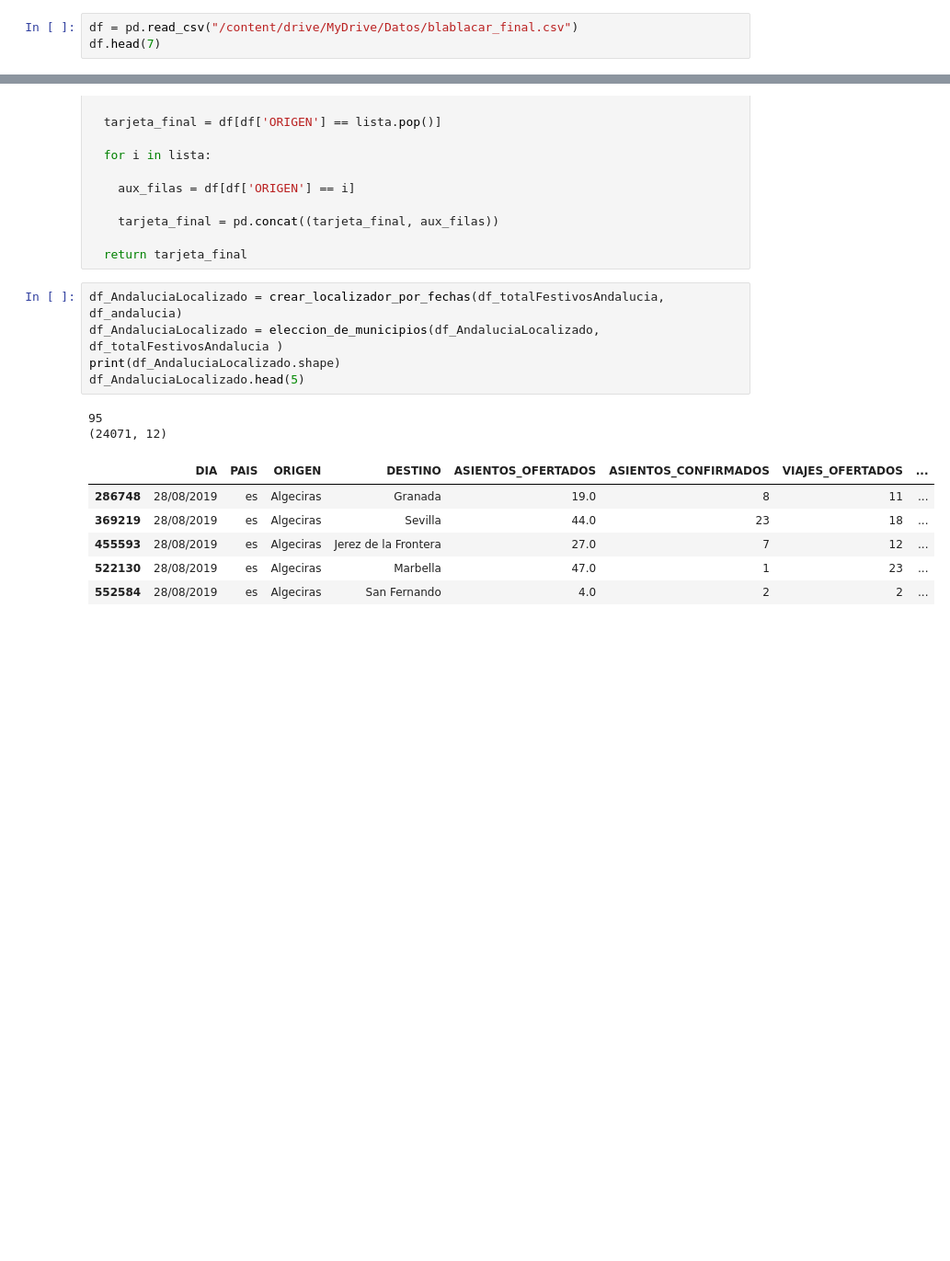
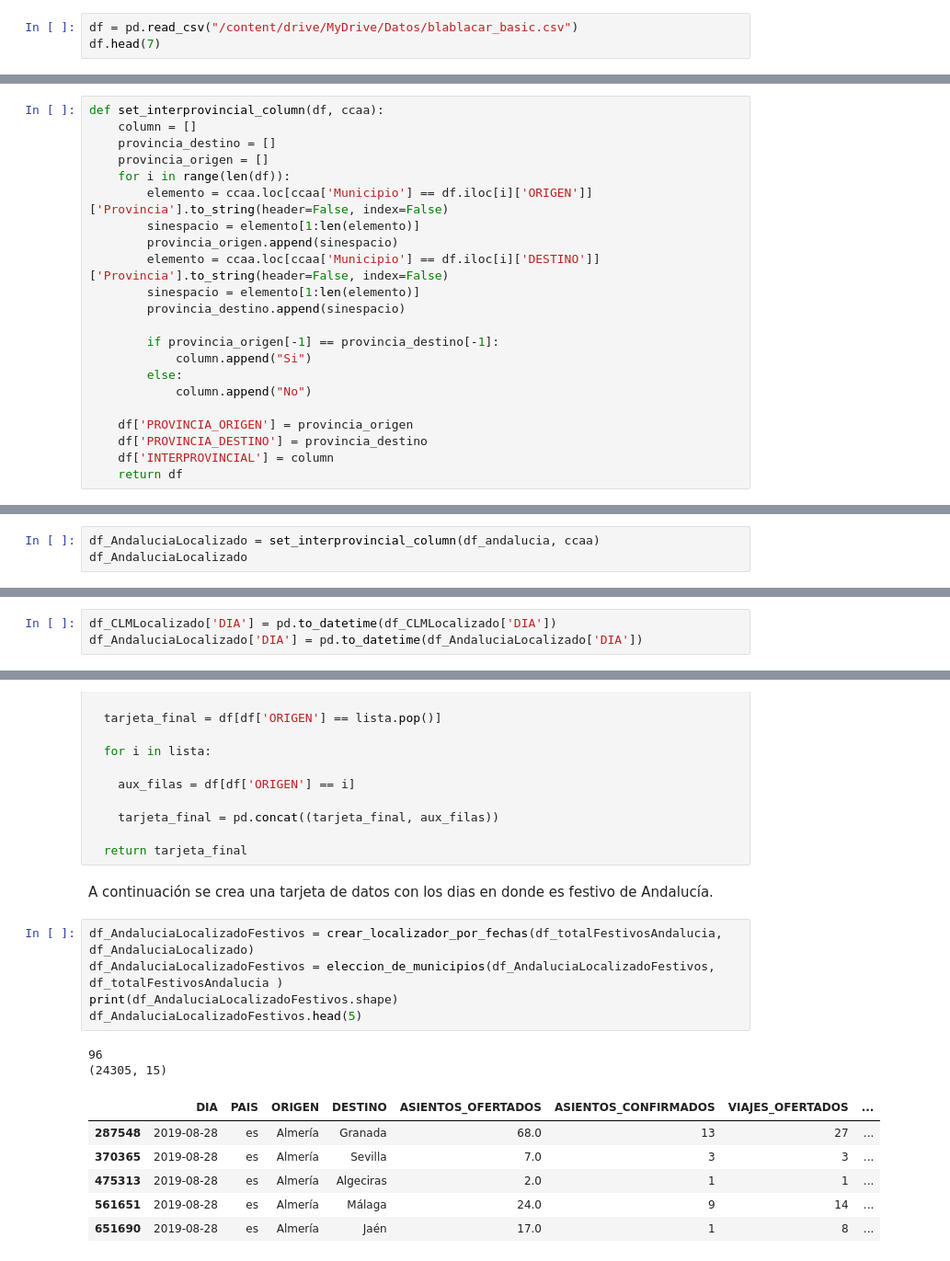
Before and after one commit to JoseAlbertoSeco/BlablacarCarpooling_DataMining, a Jupyter notebook: notebooks/GeolocalizacionProvincial.ipynb, the cells around one changed output, grey strips where cells are left out. Shown at 92% size. Saved outputs shown, nothing was run; the diff lists cells and outputs as text; blank space fills up the shorter version.

```diff
--- a/notebooks/GeolocalizacionProvincial.ipynb
+++ b/notebooks/GeolocalizacionProvincial.ipynb
@@ -30,5 +36,5 @@ df_festividadesCLM = pd.read_csv('festividadesMunicipiosCLM.csv')
 # %%
-df = pd.read_csv("/content/drive/MyDrive/Datos/blablacar_final.csv")
+df = pd.read_csv("/content/drive/MyDrive/Datos/blablacar_basic.csv")
 df.head(7)
 # %% [output]
 |  | DIA | PAIS | ORIGEN | DESTINO | ASIENTOS_OFERTADOS | ASIENTOS_CONFIRMADOS | VIAJES_OFERTADOS | ... |
@@ -167,0 +219,22 @@ df_clm.describe()
+# %%
+def set_interprovincial_column(df, ccaa):
+    column = []
+    provincia_destino = []
+    provincia_origen = []
+    for i in range(len(df)):
+        elemento = ccaa.loc[ccaa['Municipio'] == df.iloc[i]['ORIGEN']]['Provincia'].to_string(header=False, index=False)
+        sinespacio = elemento[1:len(elemento)]
+        provincia_origen.append(sinespacio)
+        elemento = ccaa.loc[ccaa['Municipio'] == df.iloc[i]['DESTINO']]['Provincia'].to_string(header=False, index=False)
+        sinespacio = elemento[1:len(elemento)]
+        provincia_destino.append(sinespacio)
+
+        if provincia_origen[-1] == provincia_destino[-1]:
+            column.append("Si")
+        else:
+            column.append("No")
+
+    df['PROVINCIA_ORIGEN'] = provincia_origen
+    df['PROVINCIA_DESTINO'] = provincia_destino
+    df['INTERPROVINCIAL'] = column
+    return df
@@ -167,0 +265,3 @@ df_clm.describe()
+# %%
+df_AndaluciaLocalizado = set_interprovincial_column(df_andalucia, ccaa)
+df_AndaluciaLocalizado
@@ -167,0 +282,3 @@ df_clm.describe()
+# %%
+df_CLMLocalizado['DIA'] = pd.to_datetime(df_CLMLocalizado['DIA'])
+df_AndaluciaLocalizado['DIA'] = pd.to_datetime(df_AndaluciaLocalizado['DIA'])
@@ -281,18 +415,20 @@ def eleccion_de_municipios(df, festivos):
     tarjeta_final = pd.concat((tarjeta_final, aux_filas))
 
   return tarjeta_final
+# %% [markdown]
+A continuación se crea una tarjeta de datos con los dias en donde es festivo de Andalucía.
 # %%
-df_AndaluciaLocalizado = crear_localizador_por_fechas(df_totalFestivosAndalucia, df_andalucia)
-df_AndaluciaLocalizado = eleccion_de_municipios(df_AndaluciaLocalizado, df_totalFestivosAndalucia )
-print(df_AndaluciaLocalizado.shape)
-df_AndaluciaLocalizado.head(5)
+df_AndaluciaLocalizadoFestivos = crear_localizador_por_fechas(df_totalFestivosAndalucia, df_AndaluciaLocalizado)
+df_AndaluciaLocalizadoFestivos = eleccion_de_municipios(df_AndaluciaLocalizadoFestivos, df_totalFestivosAndalucia )
+print(df_AndaluciaLocalizadoFestivos.shape)
+df_AndaluciaLocalizadoFestivos.head(5)
 # %% [output]
-95
-(24071, 12)
+96
+(24305, 15)
 |  | DIA | PAIS | ORIGEN | DESTINO | ASIENTOS_OFERTADOS | ASIENTOS_CONFIRMADOS | VIAJES_OFERTADOS | ... |
-| 286748 | 28/08/2019 | es | Algeciras | Granada | 19.0 | 8 | 11 | ... |
-| 369219 | 28/08/2019 | es | Algeciras | Sevilla | 44.0 | 23 | 18 | ... |
-| 455593 | 28/08/2019 | es | Algeciras | Jerez de la Frontera | 27.0 | 7 | 12 | ... |
-| 522130 | 28/08/2019 | es | Algeciras | Marbella | 47.0 | 1 | 23 | ... |
-| 552584 | 28/08/2019 | es | Algeciras | San Fernando | 4.0 | 2 | 2 | ... |
+| 287548 | 2019-08-28 | es | Almería | Granada | 68.0 | 13 | 27 | ... |
+| 370365 | 2019-08-28 | es | Almería | Sevilla | 7.0 | 3 | 3 | ... |
+| 475313 | 2019-08-28 | es | Almería | Algeciras | 2.0 | 1 | 1 | ... |
+| 561651 | 2019-08-28 | es | Almería | Málaga | 24.0 | 9 | 14 | ... |
+| 651690 | 2019-08-28 | es | Almería | Jaén | 17.0 | 1 | 8 | ... |
 # %%
```
Also changed, not shown: parts of 28 cells of this notebook, 1 other file.
